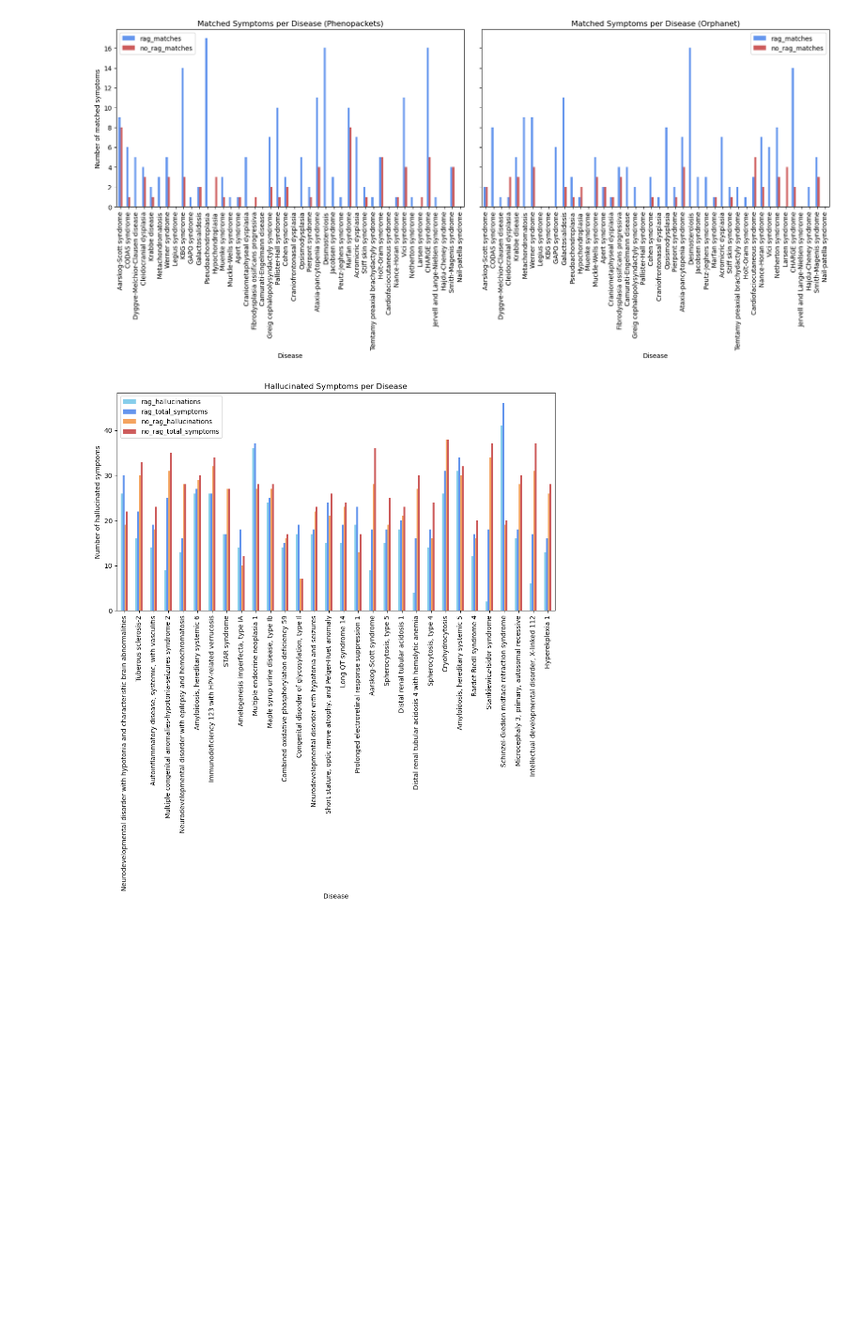
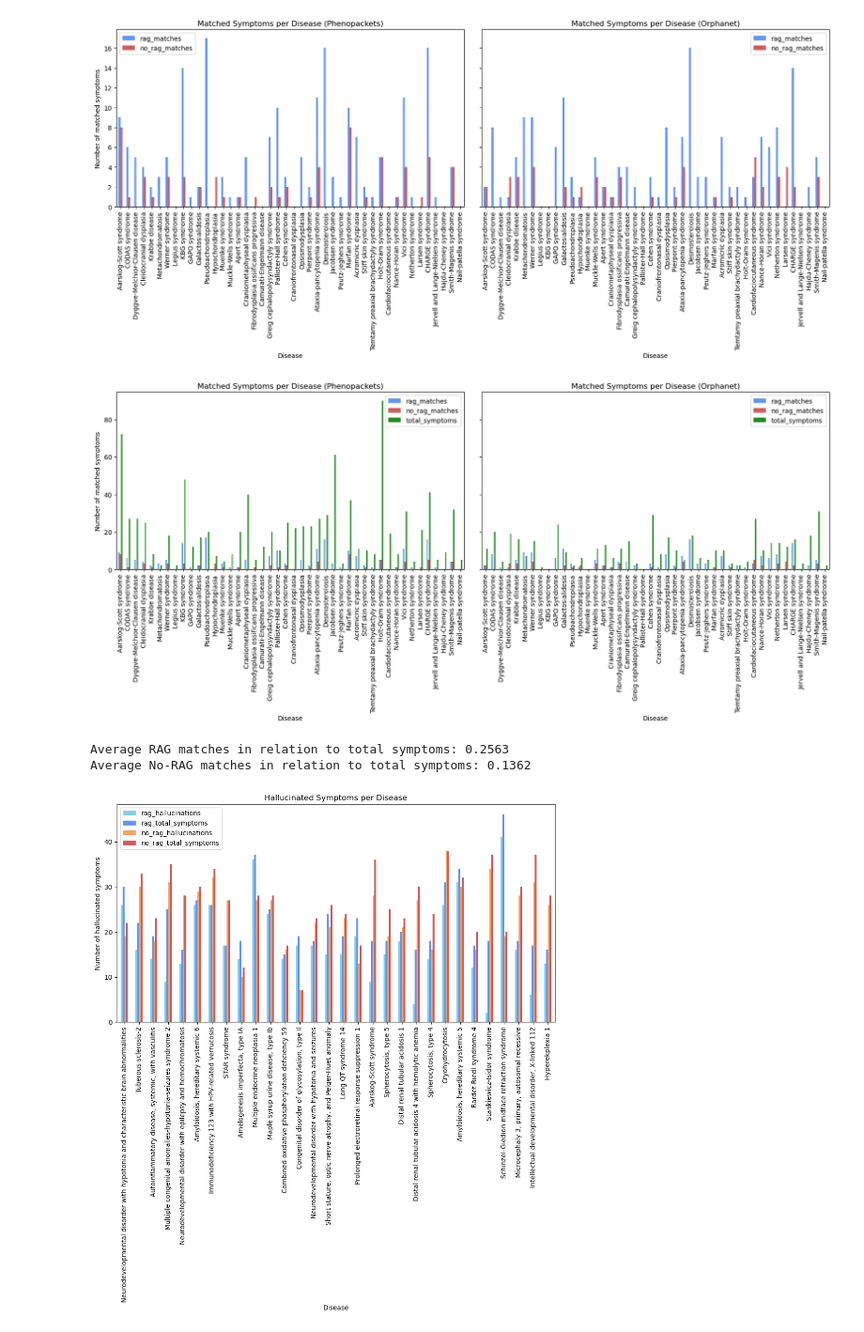
Before and after one commit to laurasck14/KG-RAG, a Jupyter notebook: notebooks/evaluation/disease_mode_evaluation.ipynb, the cells around one changed output. Shown at 94% size. Drawn from its saved outputs; the diff is of its cells as text; code cells hidden in the pictures; blank space fills up the shorter version.

Commit message:
DiseaseMode evaluation notebook (Phenopacket and Orphanet data)

```diff
--- a/notebooks/disease_mode_evaluation.ipynb
+++ b/notebooks/evaluation/disease_mode_evaluation.ipynb
@@ -291,9 +291,6 @@ pp_results, pp_no_results = DiseaseModeEvaluation(phenopackets, rag_results, no_
 orpha_results, orpha_no_results = DiseaseModeEvaluation(phenopackets_orpha, rag_results, no_rag_results)
 # %% [markdown]
 # Data analysis
-# %%
-# load csv from '~/scratch-llm/storage/phenopackets/disease_mode_results.csv' into a df
-pp_results = pd.read_csv(os.path.expanduser('~/scratch-llm/results/disease_mode/pp_results.csv'))
 # %%
 # make a bar plot for each of the results
 import matplotlib.pyplot as plt
@@ -328,6 +325,48 @@ orpha_results.plot(
 plt.show()
 # %% [output]
 [figure]
+# %%
+import matplotlib.pyplot as plt
+
+fig, axes = plt.subplots(nrows=1, ncols=2, figsize=(50, 40), sharey=True)
+plt.subplots_adjust(wspace=0.05)
+
+filtered_pp_results = pp_results[pp_results["disease"].isin(orpha_frequent.keys())]
+filtered_pp_results.plot(
+    ax=axes[0],
+    x="disease",
+    y=["rag_matches", "no_rag_matches", "total_symptoms"],
+    kind="bar",
+    color=["cornflowerblue", "indianred", "forestgreen"],
+    title="Matched Symptoms per Disease (Phenopackets)",
+    ylabel="Number of matched symptoms",
+    xlabel="Disease",
+    figsize=(20, 5)
+)
+
+orpha_results.plot(
+    ax=axes[1],
+    x="disease",
+    y=["rag_matches", "no_rag_matches", "total_symptoms"],
+    kind="bar",
+    color=["cornflowerblue", "indianred", "forestgreen"],
+    title="Matched Symptoms per Disease (Orphanet)",
+    ylabel="Number of matched symptoms",
+    xlabel="Disease",
+    figsize=(20, 5)
+)
+plt.show()
+# %% [output]
+[figure, added]
+# %%
+# get the absolute value of matches in relation to the total number of symptoms for the rag and no_rag results
+rag_abs_matches = (pp_results["rag_matches"].abs() / pp_results["total_symptoms"]).mean()
+no_rag_abs_matches = (pp_results["no_rag_matches"].abs() / pp_results["total_symptoms"]).mean()
+print(f"Average RAG matches in relation to total symptoms: {rag_abs_matches:.4f}")
+print(f"Average No-RAG matches in relation to total symptoms: {no_rag_abs_matches:.4f}")
+# %% [output]
+Average RAG matches in relation to total symptoms: 0.2563
+Average No-RAG matches in relation to total symptoms: 0.1362
 # %%
 # plot the rag hallucinations and total_symptoms with different colors than no_rag results
 pp_results[:30].plot(
```
Also changed, not shown: parts of 1 cell of this notebook.
